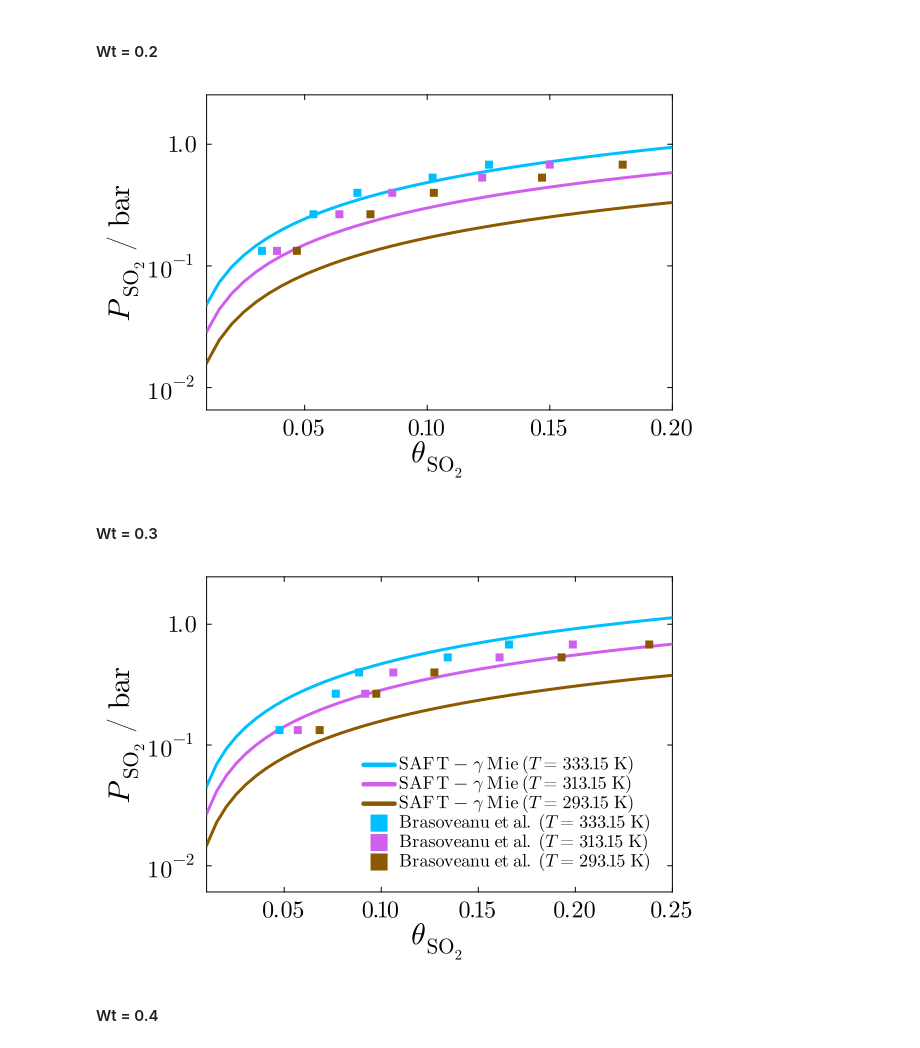
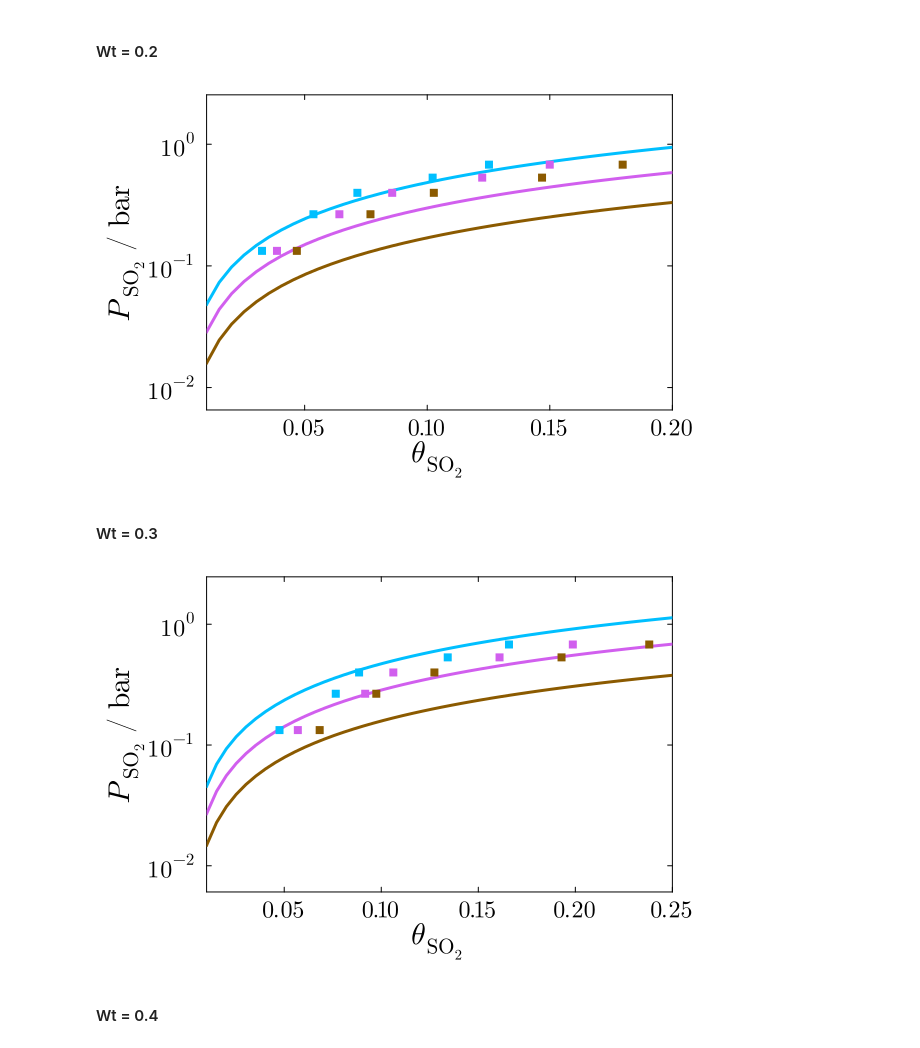
Before and after one commit to freddymartin03/Computational-Thermodynamics-4th-Year-project, a Jupyter notebook: Week 9/parameter_estimation_SO2.ipynb, the cells around one changed output. Cells and saved outputs as stored; diff of their text form; code cells hidden in the pictures.

```diff
--- a/Week 9/parameter_estimation_SO2.ipynb
+++ b/Week 9/parameter_estimation_SO2.ipynb
@@ -531,7 +531,7 @@ plt2 = plot(grid = :off,
             legend_font = font(12),
             xtickfont = font(16),
             xticks = ([0.05, 0.10, 0.15, 0.20],[L"0.05",L"0.10",L"0.15", L"0.20"]),
-            yticks = ([0.01, 0.1, 1],[L"10^{-2}", L"10^{-1}",L"1.0"]),
+            yticks = ([0.01, 0.1, 1],[L"10^{-2}", L"10^{-1}",L"10^{0}"]),
             ytickfont = font(16),
             yaxis = :log,
             legend =:bottomright,
@@ -595,7 +595,7 @@ ylabel!(plt2, L"P_{\mathrm{SO_2}} \ / \ \mathrm{bar}")
 
 #savefig(plt2, "C:\\Users\\fjm21\\OneDrive - Imperial College London\\Fourth Year\\Masters Project\\Figures_Formatted\\Param_Estimation\\Final\\p_SO2_20MEA.png")
 # %% [output]
-[figure, old version]
+[figure, new version]
 # %% [markdown]
 #### Wt = 0.3
 # %%
@@ -605,7 +605,7 @@ plt3 = plot(grid = :off,
             legend_font = font(12),
             xtickfont = font(16),
             xticks = ([0.05, 0.10, 0.15, 0.20, 0.25],[L"0.05",L"0.10",L"0.15", L"0.20",L"0.25"]),
-            yticks = ([0.01, 0.1, 1],[L"10^{-2}", L"10^{-1}",L"1.0"]),
+            yticks = ([0.01, 0.1, 1],[L"10^{-2}", L"10^{-1}",L"10^{0}"]),
             ytickfont = font(16),
             yaxis = :log,
             legend =:bottomright,
@@ -621,53 +621,53 @@ plt3 = plot(grid = :off,
 plot!(plt3, loadfil, partial3T3./1e5,
       color = "deepskyblue1",
       line = (:path, 3),
-      label = L"\mathrm{SAFT-\gamma \ Mie} \ (T = 333.15 \ \mathrm{K})")
-      #label = nothing)
+      #label = L"\mathrm{SAFT-\gamma \ Mie} \ (T = 333.15 \ \mathrm{K})")
+      label = nothing)
 
 plot!(plt3, loadfil, partial3T2./1e5,
       color = "mediumorchid2",
       line = (:path, 3),
-      label = L"\mathrm{SAFT-\gamma \ Mie} \ (T = 313.15 \ \mathrm{K})")
-     # label = nothing)
+      #label = L"\mathrm{SAFT-\gamma \ Mie} \ (T = 313.15 \ \mathrm{K})")
+     label = nothing)
 
 plot!(plt3, loadfil, partial3T1./1e5,
       color = "orange4",
       line = (:path, 3),
-      label = L"\mathrm{SAFT-\gamma \ Mie} \ (T = 293.15 \ \mathrm{K})")
-      #label = nothing)
+      #label = L"\mathrm{SAFT-\gamma \ Mie} \ (T = 293.15 \ \mathrm{K})")
+      label = nothing)
 
 plot!(plt3, data3[11:15,4], data3[11:15, 2]./1e5,
       seriestype = :scatter,
       color = "deepskyblue1",
       markerstrokecolor = "deepskyblue1",
       marker = :square,
       line = (:scatter, 0.4),
-      label = L"\mathrm{Brasoveanu \ et \ al.} \ (T = 333.15 \ \mathrm{K})")
-      #label = nothing)
+      #label = L"\mathrm{Brasoveanu \ et \ al.} \ (T = 333.15 \ \mathrm{K})")
+      label = nothing)
 
 plot!(plt3, data3[6:10,4], data3[6:10, 2]./1e5,
       seriestype = :scatter,
       color = "mediumorchid2",
       markerstrokecolor = "mediumorchid2",
       marker = :square,
       line = (:scatter, 0.4),
-      label = L"\mathrm{Brasoveanu \ et \ al.} \ (T = 313.15 \ \mathrm{K})")
-     # label = nothing)
+      #label = L"\mathrm{Brasoveanu \ et \ al.} \ (T = 313.15 \ \mathrm{K})")
+     label = nothing)
 
 plot!(plt3, data3[1:5,4], data3[1:5, 2]./1e5,
       seriestype = :scatter,
       color = "orange4",
       markerstrokecolor = "orange4",
       marker = :square,
       line = (:scatter, 0.4),
-      label = L"\mathrm{Brasoveanu \ et \ al.} \ (T = 293.15 \ \mathrm{K})")
-      #label = nothing)
+      #label = L"\mathrm{Brasoveanu \ et \ al.} \ (T = 293.15 \ \mathrm{K})")
+      label = nothing)
 
 xlabel!(plt3, L"\theta_{\mathrm{SO_2}}")
 ylabel!(plt3, L"P_{\mathrm{SO_2}} \ / \ \mathrm{bar}")
 #savefig(plt3, "C:\\Users\\fjm21\\OneDrive - Imperial College London\\Fourth Year\\Masters Project\\Figures\\p_SO2_30MEA.png")
 # %% [output]
-[figure, old version]
+[figure, new version]
 # %% [markdown]
 #### Wt = 0.4
 # %%
```
Also changed, not shown: parts of 5 cells of this notebook, 4 other files.
